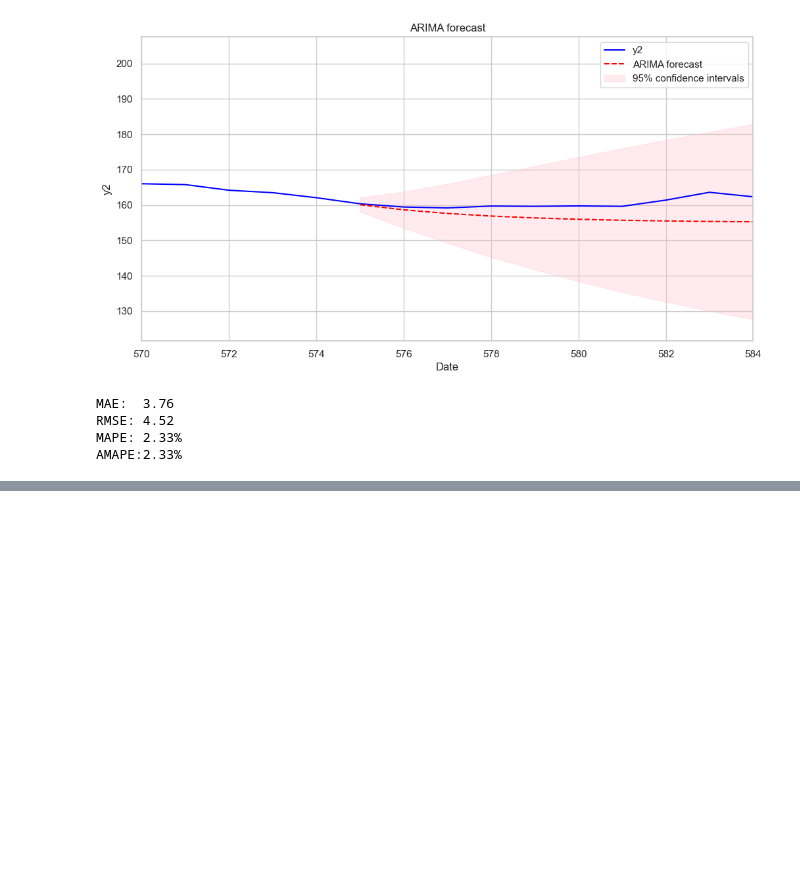
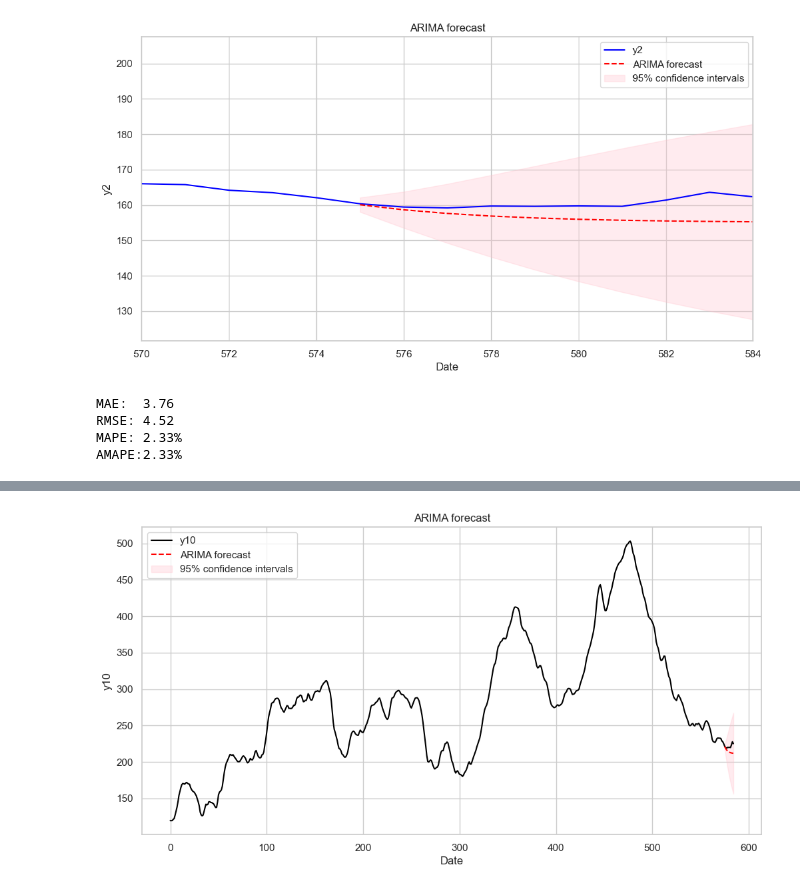
Before and after one commit to isidromoroso/TSA_project, a Jupyter notebook: Task1_JST_IMV.ipynb, the cells around one changed output, grey strips where cells are left out. Drawn from its saved outputs; the diff is of its cells as text; code cells hidden in the pictures; blank space fills up the shorter version.

Commit message:
ARIMA forecasts

```diff
--- a/Task1_JST_IMV.ipynb
+++ b/Task1_JST_IMV.ipynb
@@ -965,0 +995,3 @@ AMAPE:2.33%
+# %%
+final_df = pd.concat([coint_df[['y10']], forecast_df], axis=0)
+final_df.tail(15)
@@ -965,0 +1015,32 @@ AMAPE:2.33%
+# %%
+plt.figure(figsize=(12, 6))
+
+# Plot the true values (in-sample + hold-out actuals)
+plt.plot(final_df.index,
+         final_df["y10"].combine_first(final_df["actual y10"]),
+         label="y10",
+         color="black",
+         linestyle="-")
+
+# Plot the forecast
+plt.plot(final_df.index,
+         final_df["forecast"],
+         label="ARIMA forecast",
+         color="red",
+         linestyle="dashed")
+
+# Plot the confidence intervals
+plt.fill_between(final_df.index,
+                 final_df["lower_CI"],
+                 final_df["upper_CI"],
+                 color='pink',
+                 alpha=0.3,
+                 label="95% confidence intervals")
+
+plt.title("ARIMA forecast")
+plt.xlabel("Date")
+plt.ylabel("y10")
+plt.legend()
+plt.grid(True)
+# %% [output]
+[figure, added]
```
Also changed, not shown: parts of 13 cells of this notebook, 1 other file.
